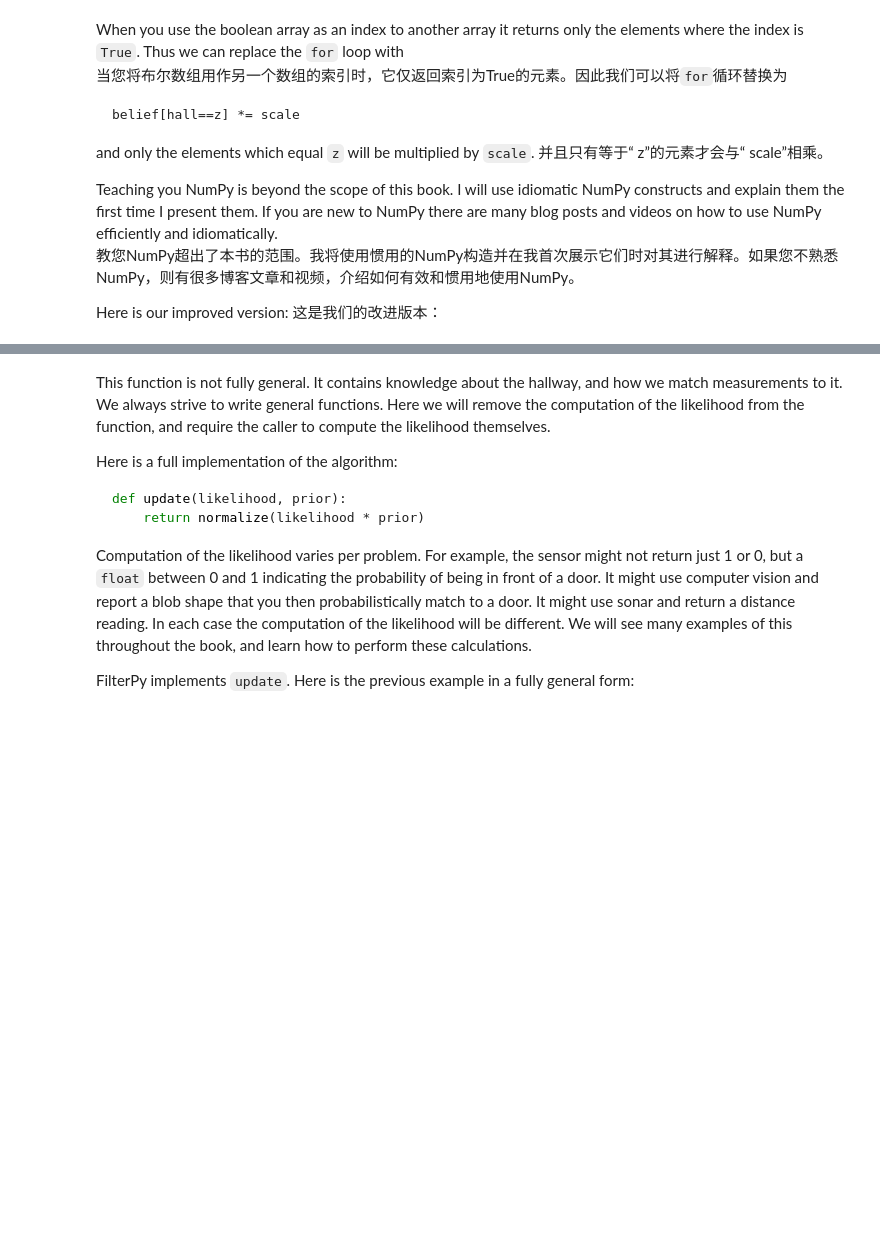
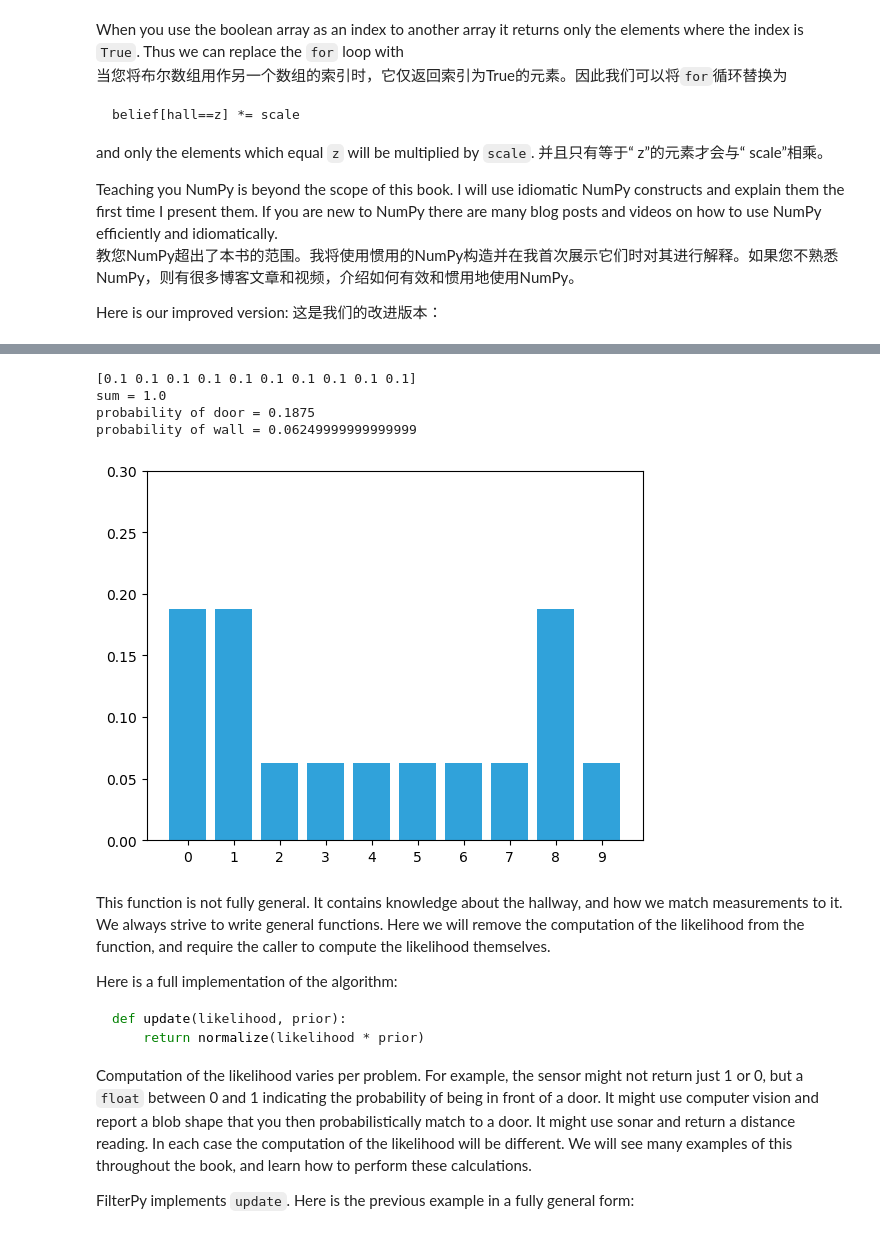
Before and after one commit to bccw-ai/Kalman-and-Bayesian-Filters-in-Python, a Jupyter notebook: 02-Discrete-Bayes.ipynb, the cells around one changed output, grey strips where cells are left out. Saved outputs shown, nothing was run; the diff lists cells and outputs as text; code cells hidden in the pictures; blank space fills up the shorter version.

```diff
--- a/02-Discrete-Bayes.ipynb
+++ b/02-Discrete-Bayes.ipynb
@@ -279,9 +285,28 @@ Does `scaled_update()` perform this computation? It does. Let me recast it into
 # %%
 def scaled_update(hall, belief, z, z_prob):
+    # hall：有传感器的地方
+    # belief：先验分布，每种的可能性1/10
+    # z：要有传感器的位置
+    # z_prob：有传感器的地方，被测量的概率
     scale = z_prob / (1. - z_prob)
-    likelihood = np.ones(len(hall))
+    likelihood = np.ones(len(hall))  #likelihood = np.array([1]*10)
     likelihood[hall==z] *= scale
     return normalize(likelihood * belief)
+
+belief = np.array([0.1] * 10)  # 先验分布每种的概率是1/10
+posterior = scaled_update(hallway, belief, z=1, z_prob=.75)
+print(belief)
+
+print('sum =', sum(posterior))
+print('probability of door =', posterior[0])
+print('probability of wall =', posterior[2])
+book_plots.bar_plot(posterior, ylim=(0, .3))
+# %% [output]
+[0.1 0.1 0.1 0.1 0.1 0.1 0.1 0.1 0.1 0.1]
+sum = 1.0
+probability of door = 0.1875
+probability of wall = 0.06249999999999999
+[figure, added]
 # %% [markdown]
 This function is not fully general. It contains knowledge about the hallway, and how we match measurements to it. We always strive to write general functions. Here we will remove the computation of the likelihood from the function, and require the caller to compute the likelihood themselves.
 
```
Also changed, not shown: parts of 7 cells of this notebook.
